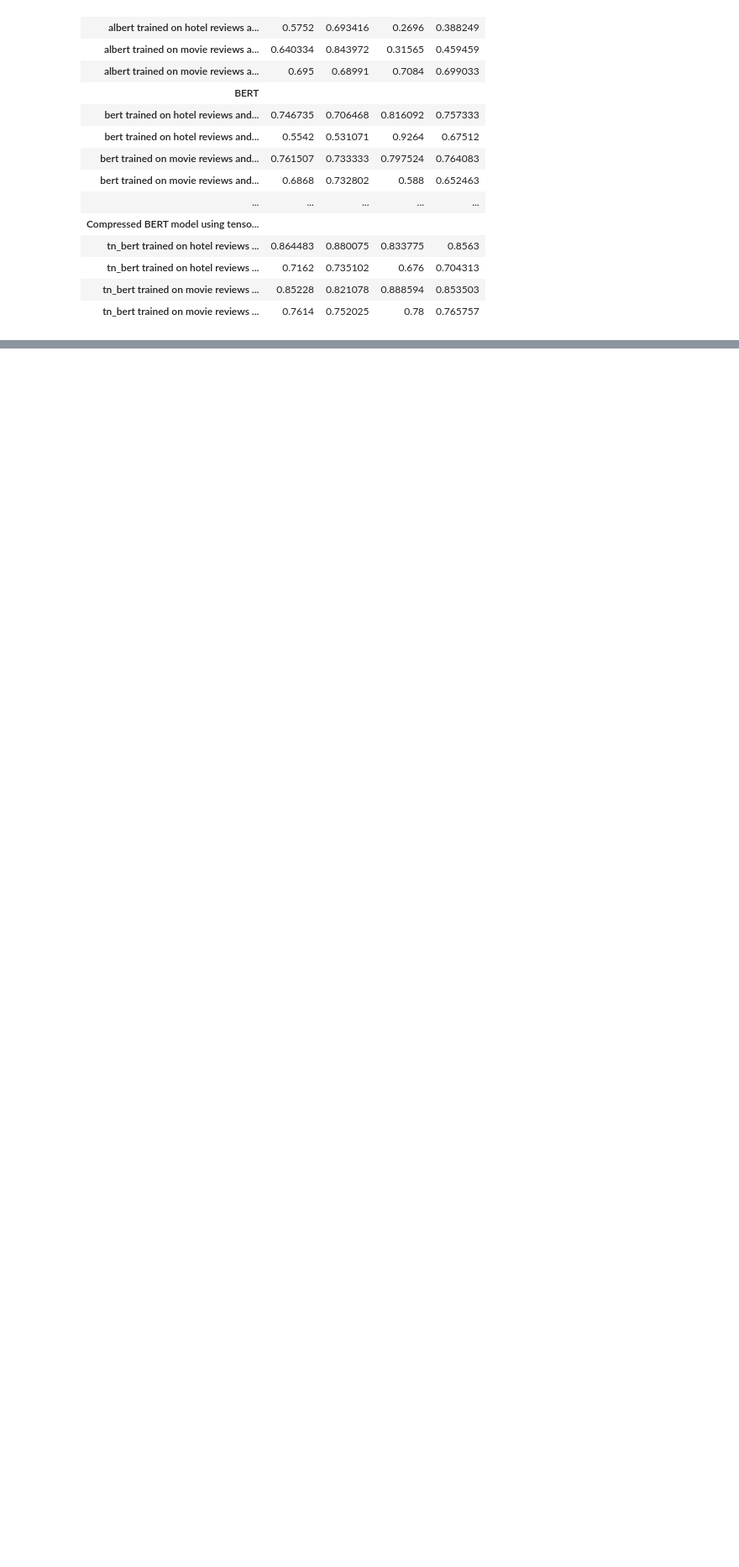
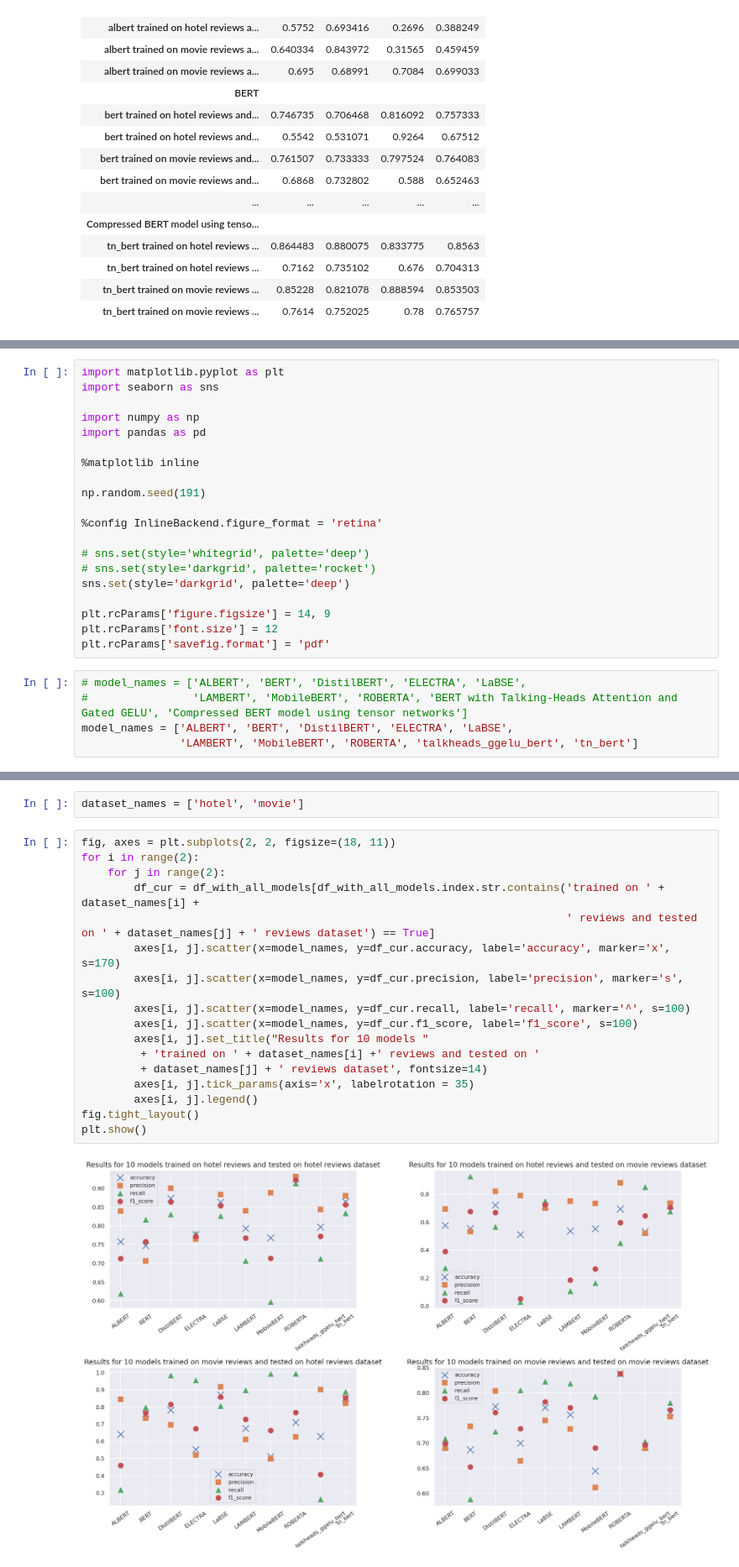
Before and after one commit to Oleg13Kopylov/comparing_datasets, a Jupyter notebook: df_with_all_models.ipynb, the cells around one changed output, grey strips where cells are left out. Shown at 84% size. Cells and saved outputs as stored; diff of their text form; blank space fills up the shorter version.

Commit message:
added graphs

```diff
--- a/df_with_all_models.ipynb
+++ b/df_with_all_models.ipynb
@@ -347,0 +350,25 @@ df_with_all_models
+# %%
+import matplotlib.pyplot as plt
+import seaborn as sns
+
+import numpy as np
+import pandas as pd
+
+%matplotlib inline
+
+np.random.seed(191)
+
+%config InlineBackend.figure_format = 'retina'
+
+# sns.set(style='whitegrid', palette='deep')
+# sns.set(style='darkgrid', palette='rocket')
+sns.set(style='darkgrid', palette='deep')
+
+plt.rcParams['figure.figsize'] = 14, 9
+plt.rcParams['font.size'] = 12
+plt.rcParams['savefig.format'] = 'pdf'
+# %%
+# model_names = ['ALBERT', 'BERT', 'DistilBERT', 'ELECTRA', 'LaBSE',
+#                'LAMBERT', 'MobileBERT', 'ROBERTA', 'BERT with Talking-Heads Attention and Gated GELU', 'Compressed BERT model using tensor networks']
+model_names = ['ALBERT', 'BERT', 'DistilBERT', 'ELECTRA', 'LaBSE',
+               'LAMBERT', 'MobileBERT', 'ROBERTA', 'talkheads_ggelu_bert', 'tn_bert']
@@ -347,0 +379,21 @@ df_with_all_models
+# %%
+dataset_names = ['hotel', 'movie']
+# %%
+fig, axes = plt.subplots(2, 2, figsize=(18, 11))
+for i in range(2):
+    for j in range(2):
+        df_cur = df_with_all_models[df_with_all_models.index.str.contains('trained on ' + dataset_names[i] +
+                                                                          ' reviews and tested on ' + dataset_names[j] + ' reviews dataset') == True]
+        axes[i, j].scatter(x=model_names, y=df_cur.accuracy, label='accuracy', marker='x', s=170)
+        axes[i, j].scatter(x=model_names, y=df_cur.precision, label='precision', marker='s', s=100)
+        axes[i, j].scatter(x=model_names, y=df_cur.recall, label='recall', marker='^', s=100)
+        axes[i, j].scatter(x=model_names, y=df_cur.f1_score, label='f1_score', s=100)
+        axes[i, j].set_title("Results for 10 models "
+         + 'trained on ' + dataset_names[i] +' reviews and tested on '
+         + dataset_names[j] + ' reviews dataset', fontsize=14)
+        axes[i, j].tick_params(axis='x', labelrotation = 35)
+        axes[i, j].legend()
+fig.tight_layout()
+plt.show()
+# %% [output]
+[figure, added]
```
Also changed, not shown: parts of 12 cells of this notebook.
